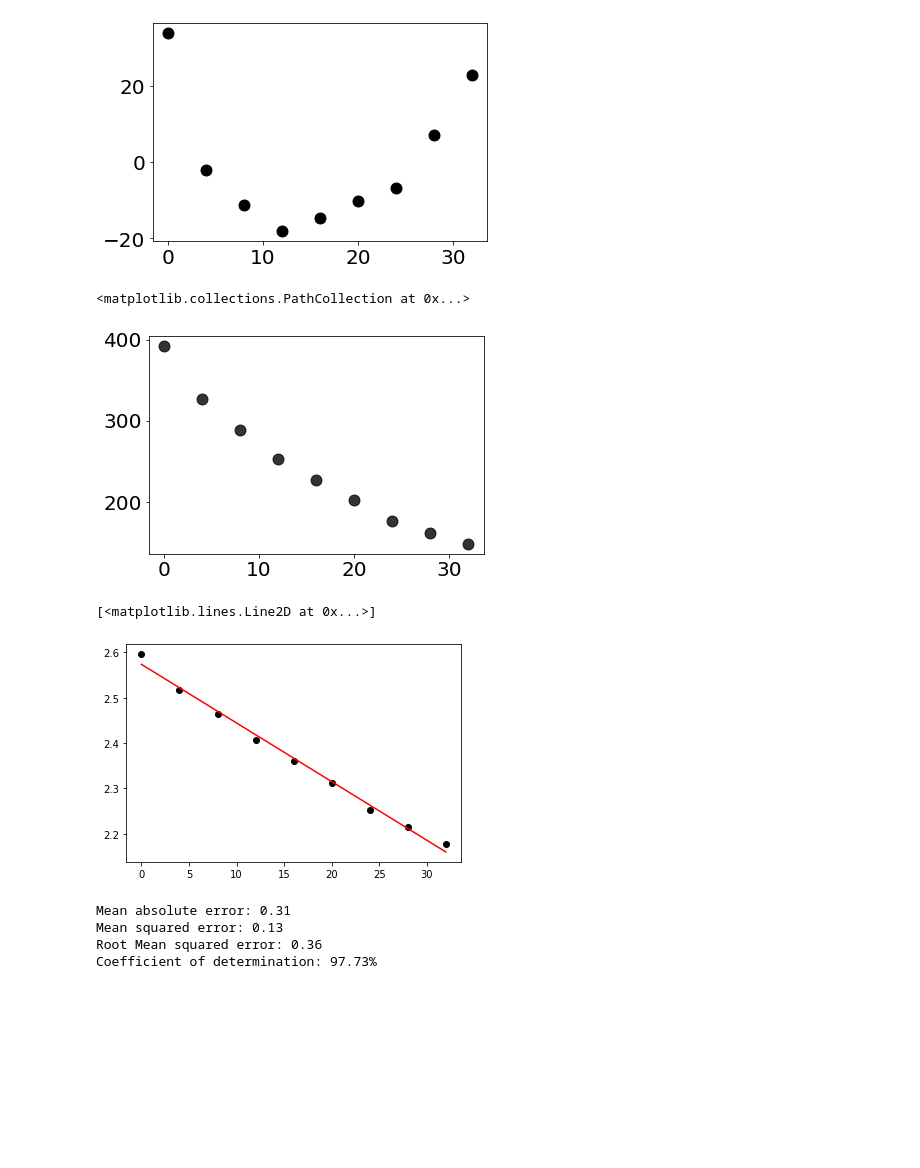
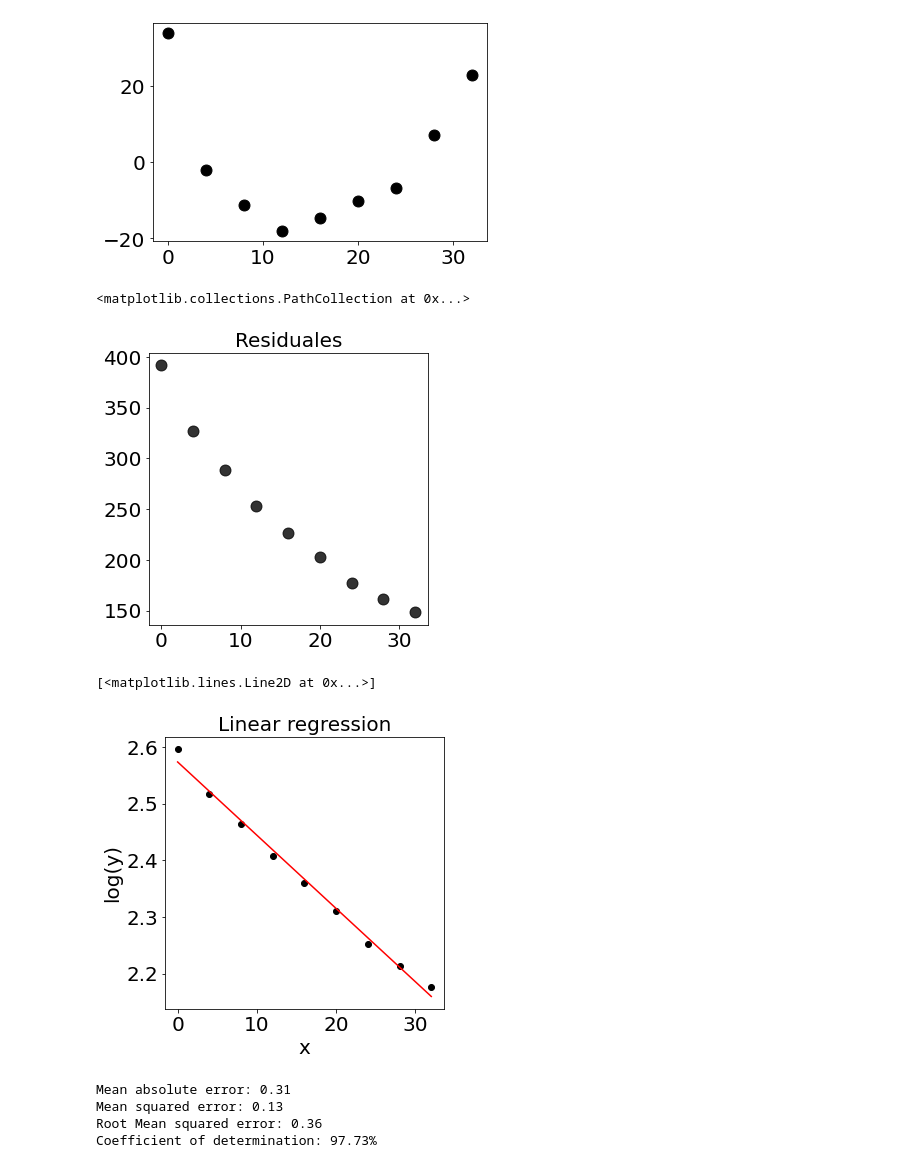
Before and after one commit to nachocodexx/cinvestav-dsc-detercoef, a Jupyter notebook: README.ipynb, the cells around one changed output. Saved outputs shown, nothing was run; the diff lists cells and outputs as text; code cells hidden in the pictures; blank space fills up the shorter version.

```diff
--- a/README.ipynb
+++ b/README.ipynb
@@ -201,27 +204,35 @@ plt.scatter(X,residuals,color="black",s=120)
 # %%
 DV    = np.log10(y)
 lr3.fit(X,DV)
 b1 = lr3.coef_[0][0]
-b0     = np.mean(DV)-np.mean(X)*b1
+b0 =lr3.intercept_
+# b0     = np.mean(DV)-np.mean(X)*b1
 _DV   = np.log10(b0+b1*X)
+# _DV   = b0+b1*X
 pred  = np.power(10,_DV)
 res   = y - pred
-# res
+# print(pred,y)
 # pred
 # DV,pred
 # x0 = np.linspace(np.min(X),np.max(X),100)
 # y0 = np.zeros(100)
 # plt.plot(x0,y0,color="red")
+_,ax = plt.subplots(figsize=(5,5,))
+ax.set_title("Residuales")
 plt.scatter(X,res,color="black",s=120,alpha=0.8)
 # %% [output]
 <matplotlib.collections.PathCollection at 0x...>
-[figure, old version]
+[figure, new version]
 # %%
-plt.scatter(X,DV,color="black")
-plt.plot(X,pred,color="red")
+_,ax = plt.subplots(figsize=(5,5))
+ax.set_title("Linear regression")
+ax.set_xlabel("x")
+ax.set_ylabel("log(y)")
+ax.scatter(X,DV,color="black")
+ax.plot(X,pred,color="red")
 # %% [output]
 [<matplotlib.lines.Line2D at 0x...>]
-[figure, old version]
+[figure, new version]
 # %%
 get_errors(DV,pred)
 # %% [output]
```
Also changed, not shown: parts of 15 cells of this notebook, 1 other file.
